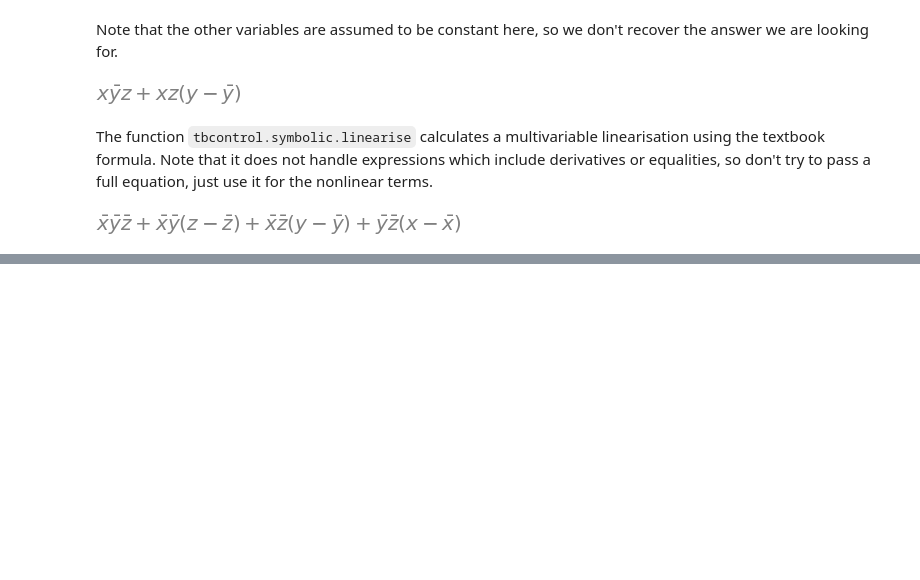
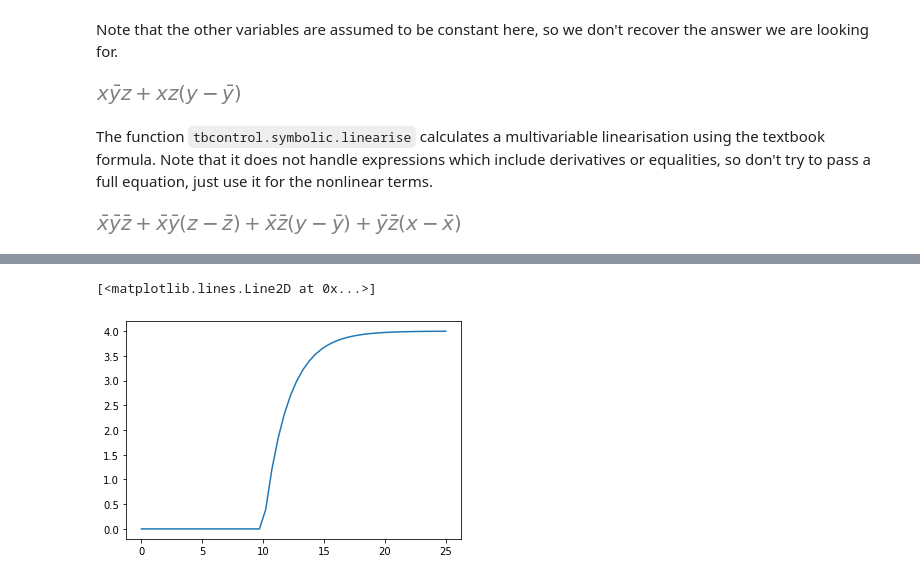
Before and after one commit to Xando96/Process-Dynamics, a Jupyter notebook: 3_Linear_systems/Linearisation.ipynb, the cells around one changed output, grey strips where cells are left out. Drawn from its saved outputs; the diff is of its cells as text; code cells hidden in the pictures; blank space fills up the shorter version.

```diff
--- a/3_Linear_systems/Linearisation.ipynb
+++ b/3_Linear_systems/Linearisation.ipynb
@@ -220,0 +280,12 @@ linearexpression
+# %%
+def funcbar(t,hbar):
+    Fibar = Fi(t) - Fi(0)
+    dhbardt = 1/A*(Fibar - k*hbar)
+    return dhbardt
+# %%
+solnbar = scipy.integrate.solve_ivp(funcbar,tspan,[0],t_eval=tsmooth,max_step = 0.1)
+# %%
+plt.plot(solnbar.t,solnbar.y.T)
+# %% [output]
+[<matplotlib.lines.Line2D at 0x...>]
+[figure, added]
```
Also changed, not shown: parts of 17 cells of this notebook.
